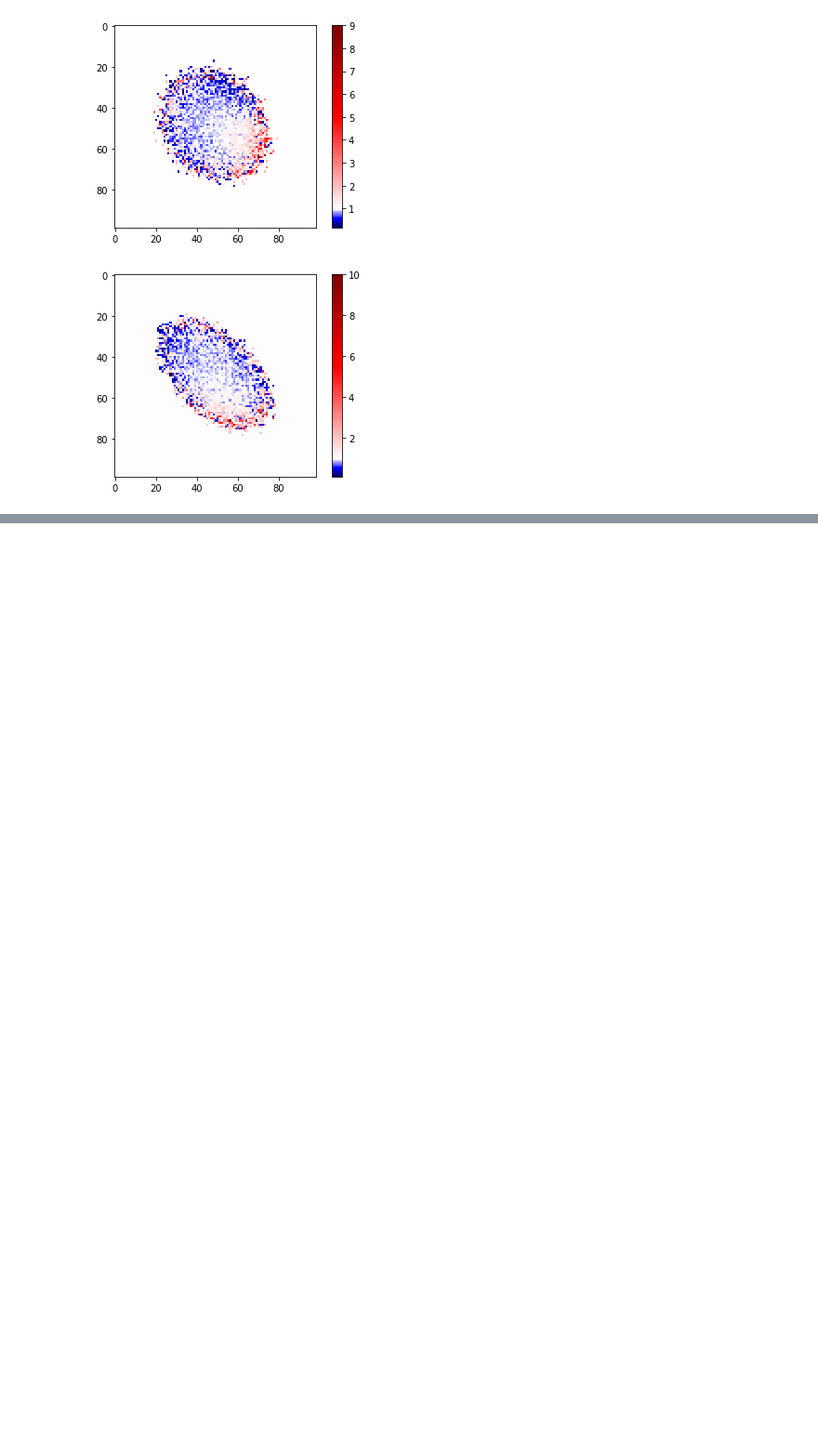
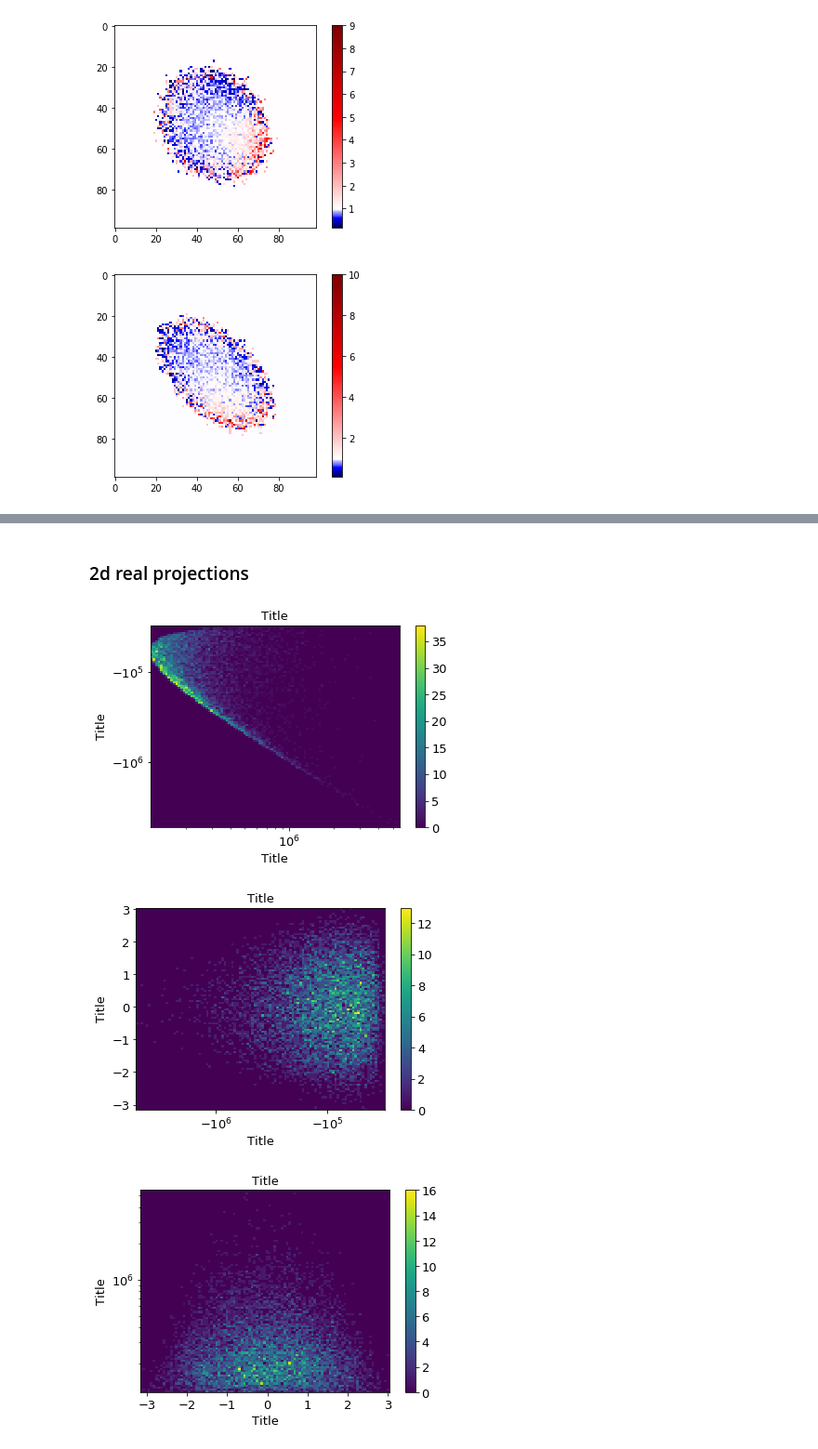
Before and after one commit to QTI-TH/style-qgan, a Jupyter notebook: classical-quantum-gan/results/plots_notebook/plots.ipynb, the cells around one changed output, grey strips where cells are left out. Shown: that part at 93% size. Saved outputs shown, nothing was run; the diff lists cells and outputs as text; code cells hidden in the pictures; blank space fills up the shorter version.

```diff
--- a/classical-quantum-gan/results/plots_notebook/plots.ipynb
+++ b/classical-quantum-gan/results/plots_notebook/plots.ipynb
@@ -501,0 +551,46 @@ plt.show()
+# %% [markdown]
+### 2d real projections
+# %%
+fig = plt.figure()
+plt.title('Title',fontsize=13)
+plt.ylabel('Title', fontsize=13)
+plt.xlabel('Title', fontsize=13)
+plt.hist2d(x_real1, -1*x_real2, [np.logspace(np.log10(min(x_real1)),np.log10(max(x_real1)),bins),-1*np.logspace(np.log10(max(x_real2)),np.log10(min(x_real2)),bins)], color='red', label='real', alpha=1.0, linewidths=0)
+cbar = plt.colorbar()
+for t in cbar.ax.get_yticklabels():
+     t.set_fontsize(13)
+plt.xticks(fontsize=13)
+plt.yticks(fontsize=13)
+plt.xscale('log')
+plt.yscale('symlog')
+fig.savefig(f"s-t_REAL_10k.png", bbox_inches='tight')
+
+fig = plt.figure()
+plt.title('Title',fontsize=13)
+plt.ylabel('Title', fontsize=13)
+plt.xlabel('Title', fontsize=13)
+plt.xticks(fontsize=13)
+plt.yticks(fontsize=13)
+plt.hist2d(-1*x_real2, x_real3, [-1*np.logspace(np.log10(max(x_real2)),np.log10(min(x_real2)),bins),np.linspace(min(x_real3),max(x_real3),bins)], color='red', label='real', alpha=1.0, linewidths=0)
+cbar = plt.colorbar()
+for t in cbar.ax.get_yticklabels():
+     t.set_fontsize(13)
+plt.xscale('symlog')
+fig.savefig(f"t-y_REAL_10k.png", bbox_inches='tight')
+
+fig = plt.figure()
+plt.title('Title',fontsize=13)
+plt.ylabel('Title', fontsize=13)
+plt.xlabel('Title', fontsize=13)
+plt.xticks(fontsize=13)
+plt.yticks(fontsize=13)
+plt.hist2d(x_real3, x_real1, [np.linspace(min(x_real3),max(x_real3),bins),np.logspace(np.log10(min(x_real1)),np.log10(max(x_real1)),bins)], color='red', label='real', alpha=1.0, linewidths=0)
+cbar = plt.colorbar()
+for t in cbar.ax.get_yticklabels():
+     t.set_fontsize(13)
+plt.yscale('log')
+fig.savefig(f"y-s_REAL_10k.png", bbox_inches='tight')
+# %% [output]
+[figure, added]
+[figure, added]
+[figure, added]
```
Also changed, not shown: parts of 10 cells of this notebook, 12 other files.
